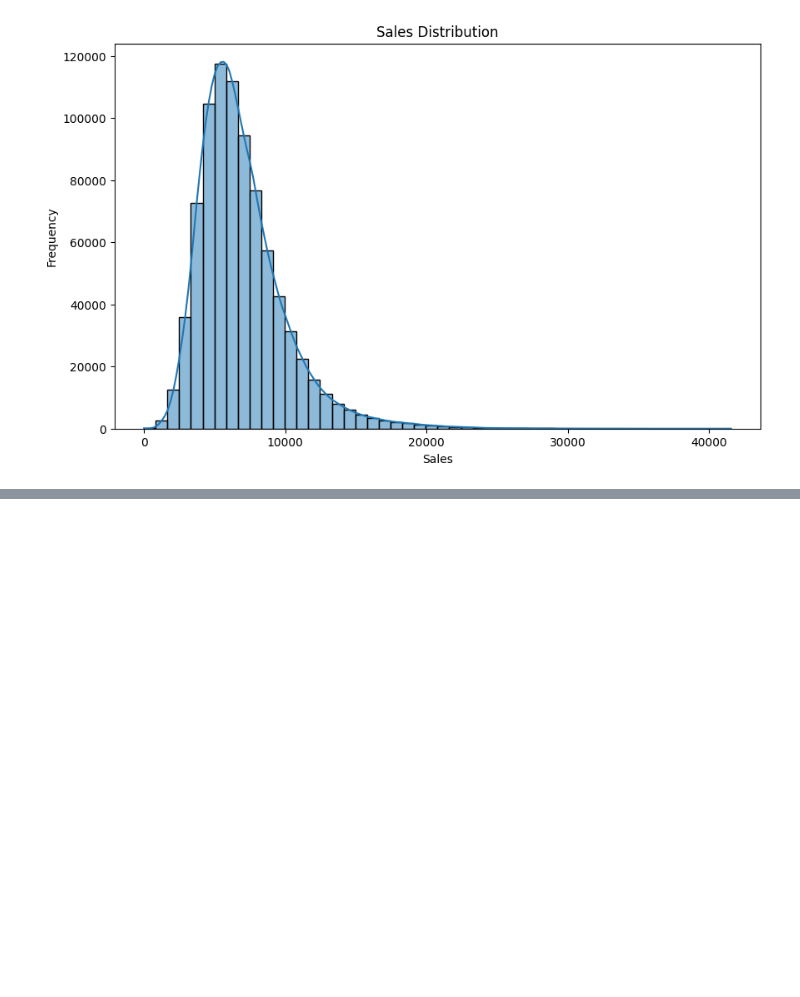
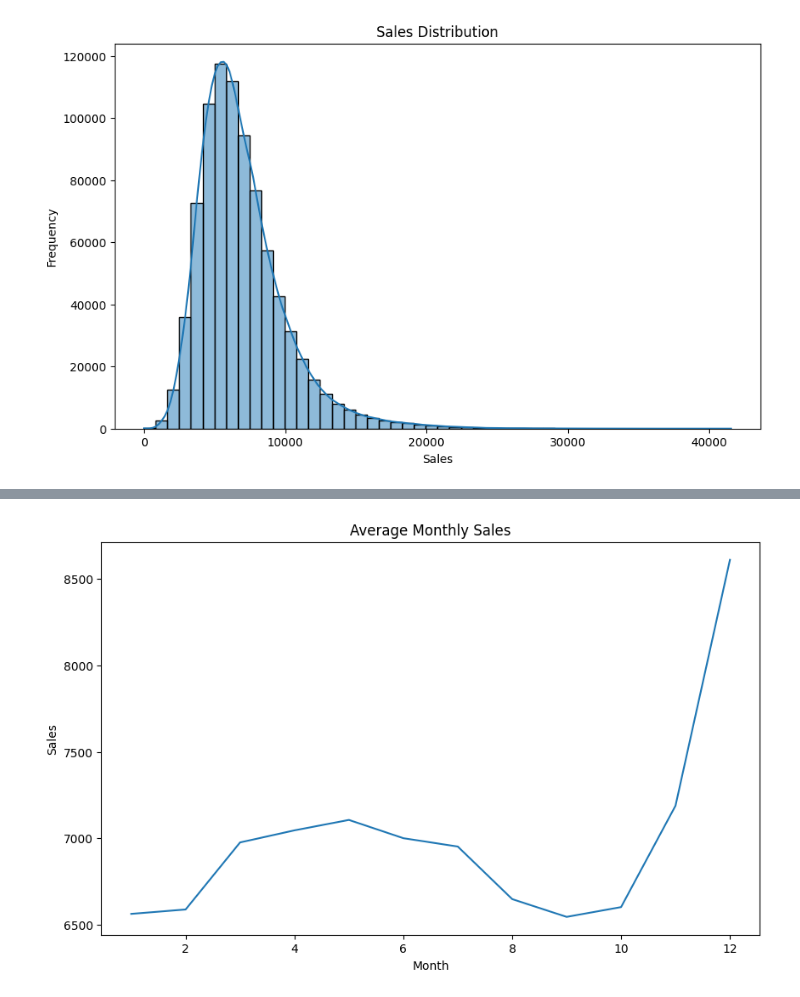
Before and after one commit to Yayerad/Pharmaceuticals-W4, a Jupyter notebook: notebooks/eda.ipynb, the cells around one changed output, grey strips where cells are left out. Cells and saved outputs as stored; diff of their text form; code cells hidden in the pictures; blank space fills up the shorter version.

```diff
--- a/notebooks/eda.ipynb
+++ b/notebooks/eda.ipynb
@@ -80,0 +113,12 @@ logging.info("Sales distribution plot saved.")
+# %%
+# 5. Sales Trends by Month
+monthly_sales = train_store.groupby("Month")["Sales"].mean().reset_index()
+plt.figure(figsize=(10, 6))
+sns.lineplot(x="Month", y="Sales", data=monthly_sales)
+plt.title("Average Monthly Sales")
+plt.xlabel("Month")
+plt.ylabel("Sales")
+plt.savefig("monthly_sales_trends.png")
+logging.info("Monthly sales trends plot saved.")
+# %% [output]
+[figure, added]
```
Also changed, not shown: parts of 6 cells of this notebook, 7 other files.
